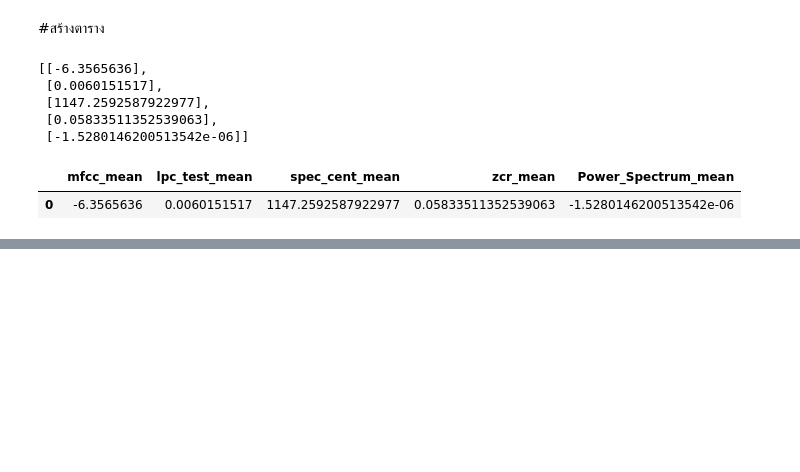
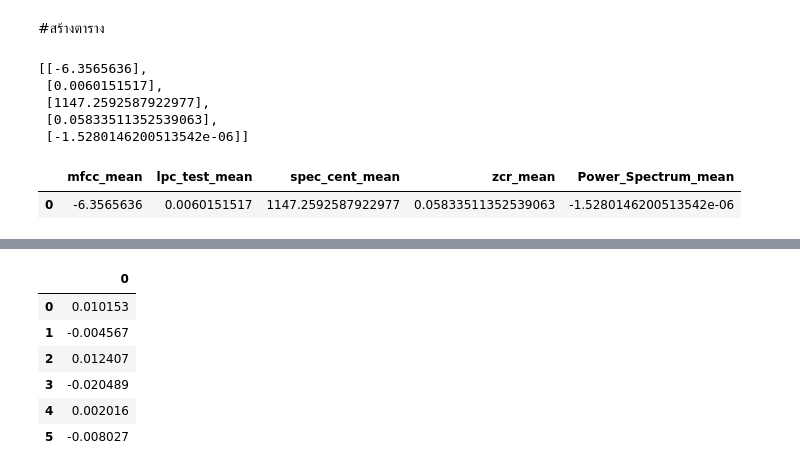
Before and after one commit to Anusarakh/thesis, a Jupyter notebook: music_Ex_test.ipynb, the cells around one changed output, grey strips where cells are left out. Drawn from its saved outputs; the diff is of its cells as text; code cells hidden in the pictures; blank space fills up the shorter version.

```diff
--- a/music_Ex_test.ipynb
+++ b/music_Ex_test.ipynb
@@ -184,0 +239,11 @@ data_set
+# %%
+df_tonneztScaled = pd.DataFrame(tonneztScaled)
+df_tonneztScaled
+# %% [output]
+|  | 0 |
+| 0 | 0.010153 |
+| 1 | -0.004567 |
+| 2 | 0.012407 |
+| 3 | -0.020489 |
+| 4 | 0.002016 |
+| 5 | -0.008027 |
```
Also changed, not shown: parts of 7 cells of this notebook.
